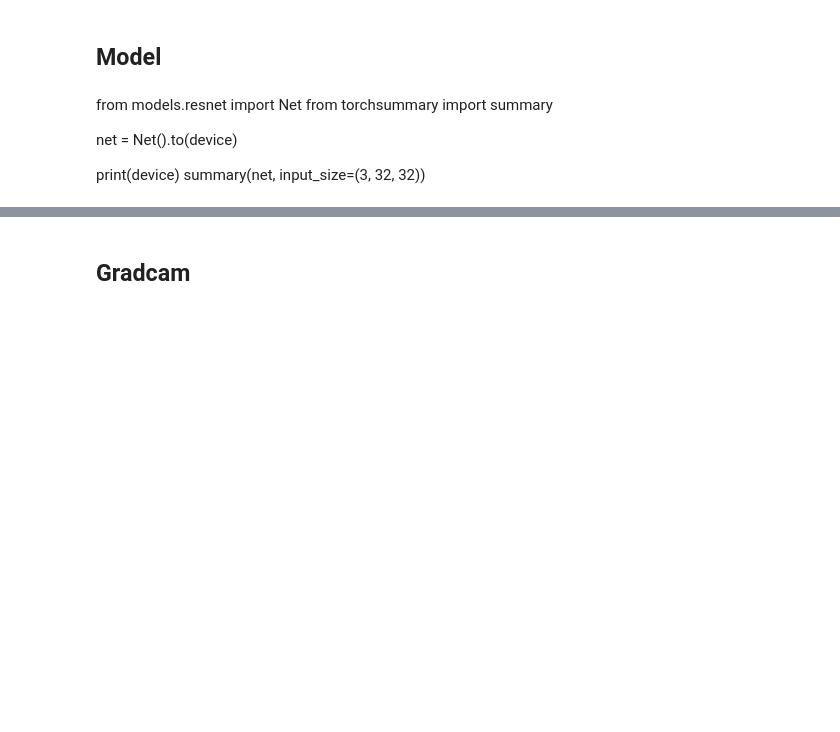
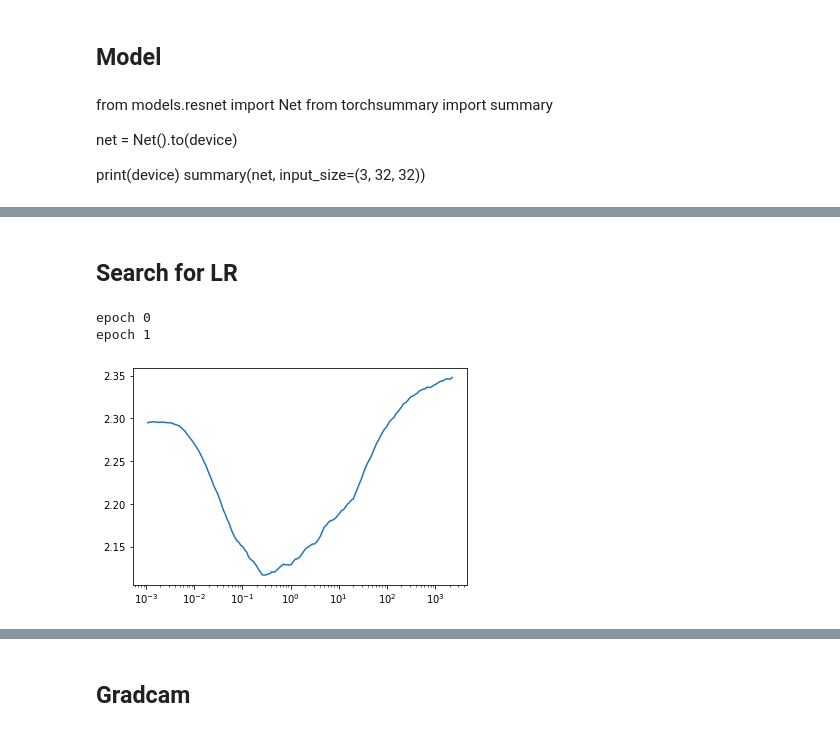
Before and after one commit to reubenwenisch/hello_pytorch, a Jupyter notebook: notebook.ipynb, the cells around one changed output, grey strips where cells are left out. Drawn from its saved outputs; the diff is of its cells as text; code cells hidden in the pictures; blank space fills up the shorter version.

```diff
--- a/notebook.ipynb
+++ b/notebook.ipynb
@@ -74,3 +90,9 @@ net = Net().to(device)
 
 print(device)
 summary(net, input_size=(3, 32, 32))
+# %%
+net = ResNet().to(device)
+print('device', device)
+summary(net, input_size=(3, 32, 32))
+# inputs = np.transpose(images,(0,3,1,2)).to(device)
+# writer.add_graph(net, inputs)
@@ -76,0 +117,23 @@ summary(net, input_size=(3, 32, 32))
+# %% [markdown]
+## Search for LR
+# %%
+import math
+# lr = 0.01
+start_lr = 0.001
+end_lr = 1.5
+lr_find_epochs = 1
+criterion = params['criterion'] #nn.CrossEntropyLoss()
+params['optimizer'] = optim.SGD(net.parameters(), lr=start_lr,
+                      momentum=0.9, weight_decay=5e-4)
+lambda1 = lambda x: math.exp(x * math.log(end_lr / start_lr) / (lr_find_epochs * len(trainloader)))
+scheduler = torch.optim.lr_scheduler.LambdaLR(params['optimizer'], lr_lambda=lambda1)
+# %%
+lr_find_lr, lr_find_loss = cycle_lr(trainloader, net, params, scheduler, lr_find_epochs)
+# %% [output]
+epoch 0
+epoch 1
+# %%
+plt.plot(lr_find_lr, lr_find_loss)
+plt.xscale("log")
+# %% [output]
+[figure, added]
```
Also changed, not shown: parts of 41 cells of this notebook, 4 other files.
